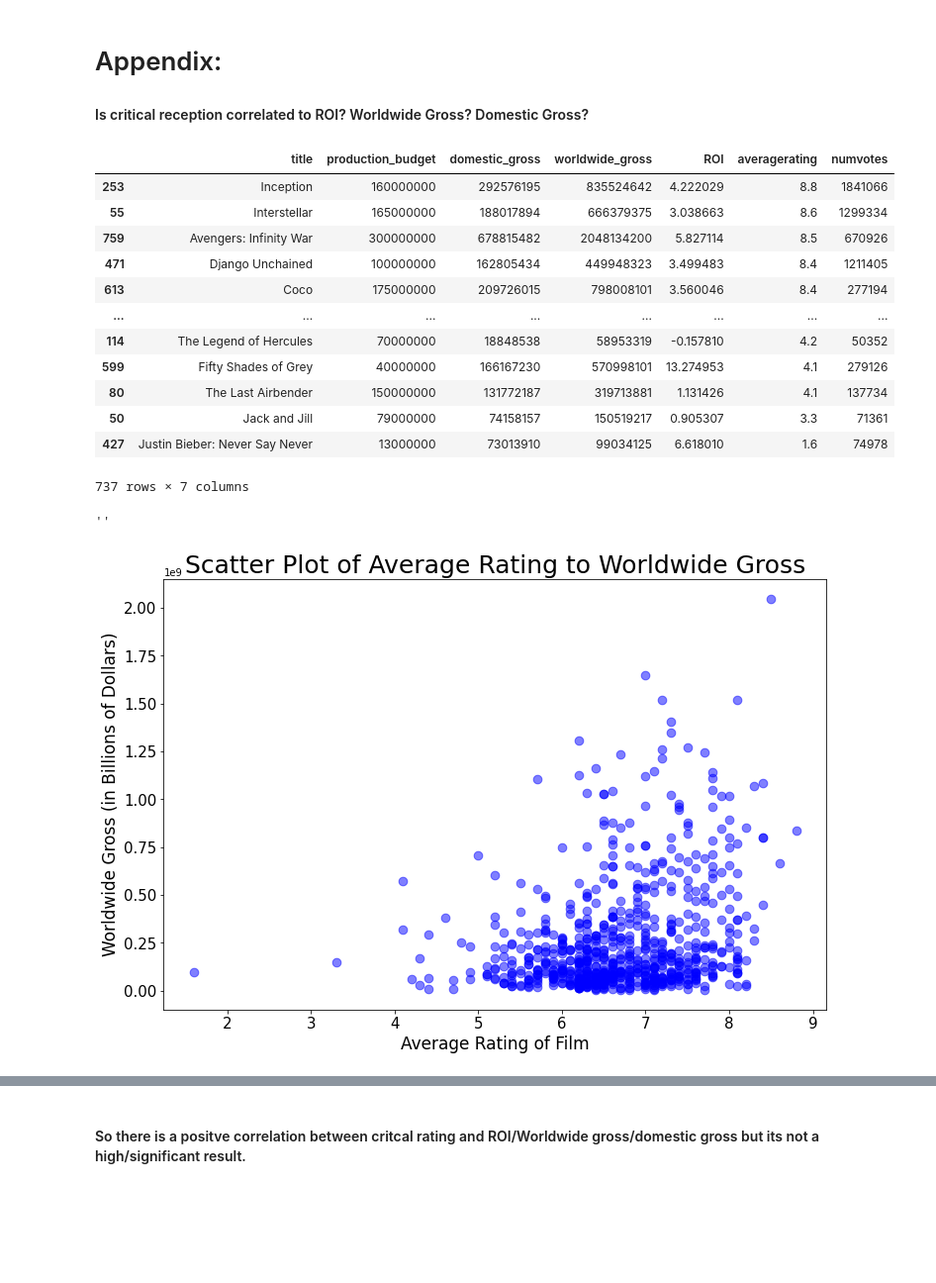
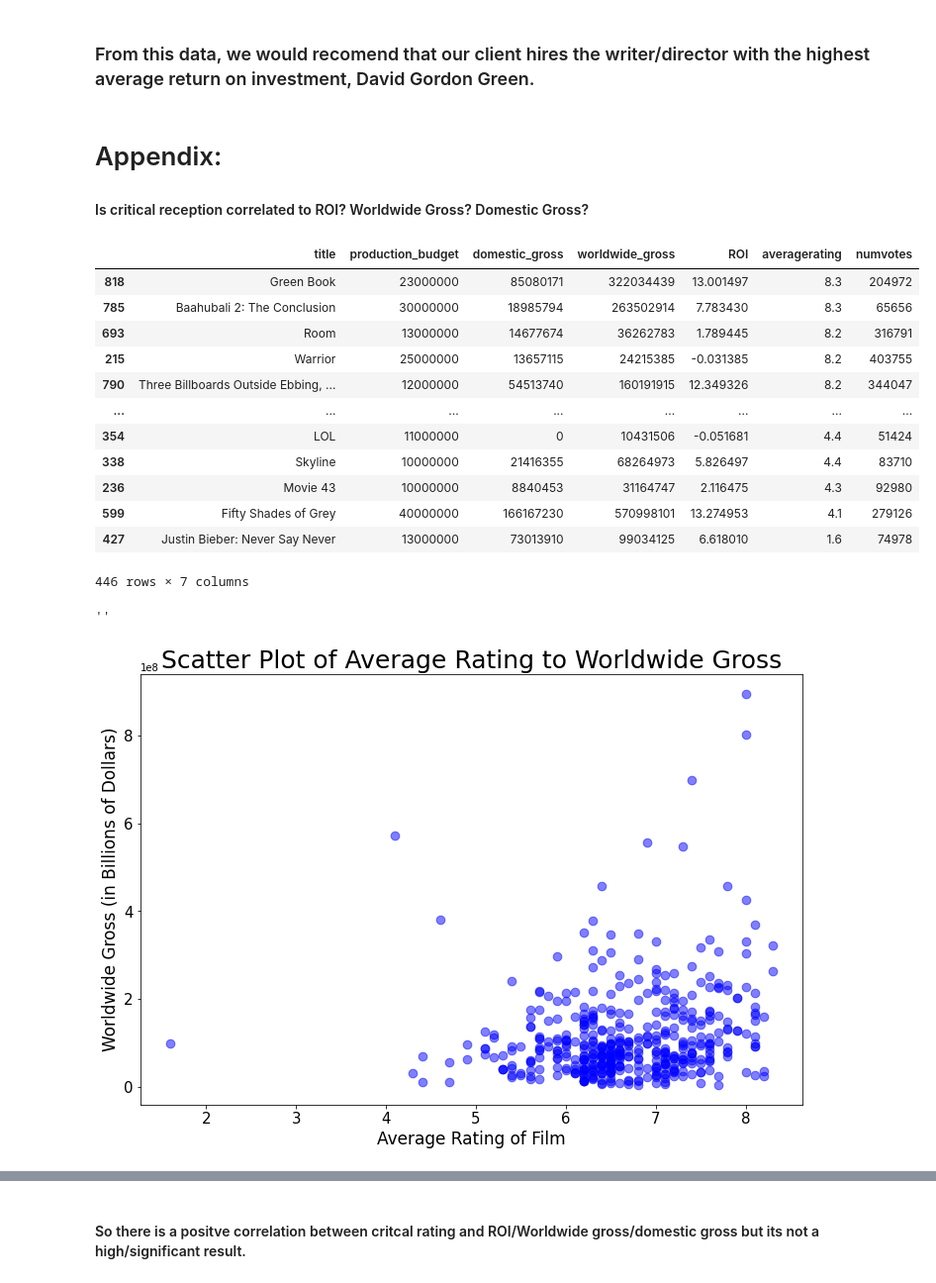
Before and after one commit to soohojp/Phase-1-Project-Best-Team-, a Jupyter notebook: goal_2.ipynb, the cells around one changed output, grey strips where cells are left out. Shown at 99% size. Drawn from its saved outputs; the diff is of its cells as text; code cells hidden in the pictures; blank space fills up the shorter version.

```diff
--- a/goal_2.ipynb
+++ b/goal_2.ipynb
@@ -7,19 +16,15 @@ from matplotlib import pyplot as plt
 # %%
-tn_movie = pd.read_csv('zippedData/tn.movie_budgets.csv.gz')
-
-
-
 tn_movie = pd.read_csv('zippedData/tn.movie_budgets.csv.gz')
 tn_movie
 
-# remove all $ and commas for domestic gross, worldwide gross, and production budget
+#Remove all $ and commas for domestic gross, worldwide gross, and production budget
 
 tn_movie["production_budget"]=tn_movie["production_budget"].map(lambda x: int(x.replace(',', '').replace('$', '')))
 tn_movie["domestic_gross"]=tn_movie["domestic_gross"].map(lambda x: int(x.replace(',', '').replace('$', '')))
 tn_movie["worldwide_gross"]=tn_movie["worldwide_gross"].map(lambda x: int(x.replace(',', '').replace('$', '')))
 
 
-#Add ROI column
+#Add ROI column - defined as (worldwide_gross - budget)/(worldwide_gross)
 tn_movie["ROI"]= (tn_movie["worldwide_gross"]- tn_movie["production_budget"])/    \
          tn_movie["production_budget"]
 
@@ -27,7 +32,7 @@ tn_movie["ROI"]= (tn_movie["worldwide_gross"]- tn_movie["production_budget"])/
 
 tn_movie["start_year"] = tn_movie["release_date"].map(lambda x: int(x[-4:]))
 
-#eliminate any worldwide gross columns that = 0
+#Eliminate any worldwide gross columns that = 0
 
 tn_movie = tn_movie [tn_movie .worldwide_gross != 0]
 
@@ -218,3 +294,5 @@ ax.set_ylabel("ROI Returned", fontsize =20)
+# %% [markdown]
+### From this data, we would recomend that our client hires the  writer/director with the highest average return on investment, David Gordon Green.
 # %% [markdown]
 # Appendix:
 
@@ -236,33 +314,34 @@ movie_ratings = pd.read_sql(mb_to_ratings, conn)
 # %%
 crit_rate = movie_ratings[(movie_ratings["numvotes"]>= 50000)]
 #Preventing low rating numbers from affecting results
 
 
 crit_all = pd.merge(left= imdb_basics, right = crit_rate, how = "inner", left_on=["movie", "start_year"],\
                   right_on=["title", "start_year"])
 
 crit_use_unsort = crit_all[["title","production_budget","domestic_gross", "worldwide_gross", "ROI", \
                             "averagerating", "numvotes" ]]
 
-crit_use_unsort2=crit_use_unsort[(crit_use_unsort["production_budget"] >= 10000000)]
+crit_use_unsort2=crit_use_unsort[(crit_use_unsort["production_budget"] >= 10000000) \
+                                 & (crit_use_unsort["production_budget"] <= 65000000)]
 #Filtering data further by only looking at movies with production budgets of $10 million or more
 
 crit_use = crit_use_unsort2.sort_values(by = ["averagerating"], ascending = False)
 crit_use
 # %% [output]
 |  | title | production_budget | domestic_gross | worldwide_gross | ROI | averagerating | numvotes |
-| 253 | Inception | 160000000 | 292576195 | 835524642 | 4.222029 | 8.8 | 1841066 |
-| 55 | Interstellar | 165000000 | 188017894 | 666379375 | 3.038663 | 8.6 | 1299334 |
-| 759 | Avengers: Infinity War | 300000000 | 678815482 | 2048134200 | 5.827114 | 8.5 | 670926 |
-| 471 | Django Unchained | 100000000 | 162805434 | 449948323 | 3.499483 | 8.4 | 1211405 |
-| 613 | Coco | 175000000 | 209726015 | 798008101 | 3.560046 | 8.4 | 277194 |
+| 818 | Green Book | 23000000 | 85080171 | 322034439 | 13.001497 | 8.3 | 204972 |
+| 785 | Baahubali 2: The Conclusion | 30000000 | 18985794 | 263502914 | 7.783430 | 8.3 | 65656 |
+| 693 | Room | 13000000 | 14677674 | 36262783 | 1.789445 | 8.2 | 316791 |
+| 215 | Warrior | 25000000 | 13657115 | 24215385 | -0.031385 | 8.2 | 403755 |
+| 790 | Three Billboards Outside Ebbing, ... | 12000000 | 54513740 | 160191915 | 12.349326 | 8.2 | 344047 |
 | ... | ... | ... | ... | ... | ... | ... | ... |
-| 114 | The Legend of Hercules | 70000000 | 18848538 | 58953319 | -0.157810 | 4.2 | 50352 |
+| 354 | LOL | 11000000 | 0 | 10431506 | -0.051681 | 4.4 | 51424 |
+| 338 | Skyline | 10000000 | 21416355 | 68264973 | 5.826497 | 4.4 | 83710 |
+| 236 | Movie 43 | 10000000 | 8840453 | 31164747 | 2.116475 | 4.3 | 92980 |
 | 599 | Fifty Shades of Grey | 40000000 | 166167230 | 570998101 | 13.274953 | 4.1 | 279126 |
-| 80 | The Last Airbender | 150000000 | 131772187 | 319713881 | 1.131426 | 4.1 | 137734 |
-| 50 | Jack and Jill | 79000000 | 74158157 | 150519217 | 0.905307 | 3.3 | 71361 |
 | 427 | Justin Bieber: Never Say Never | 13000000 | 73013910 | 99034125 | 6.618010 | 1.6 | 74978 |
-737 rows × 7 columns
+446 rows × 7 columns
 # %%
 from matplotlib import pyplot as plt
 
@@ -287,7 +366,7 @@ ax.set_ylabel("Worldwide Gross (in Billions of Dollars)", fontsize =17)
 ;
 # %% [output]
 ''
-[figure, old version]
+[figure, new version]
 # %%
 correlation_roi = rate.corr(roi)
 correlation_ww = rate.corr(wwgross)
```
Also changed, not shown: parts of 49 cells of this notebook, 8 other files.
